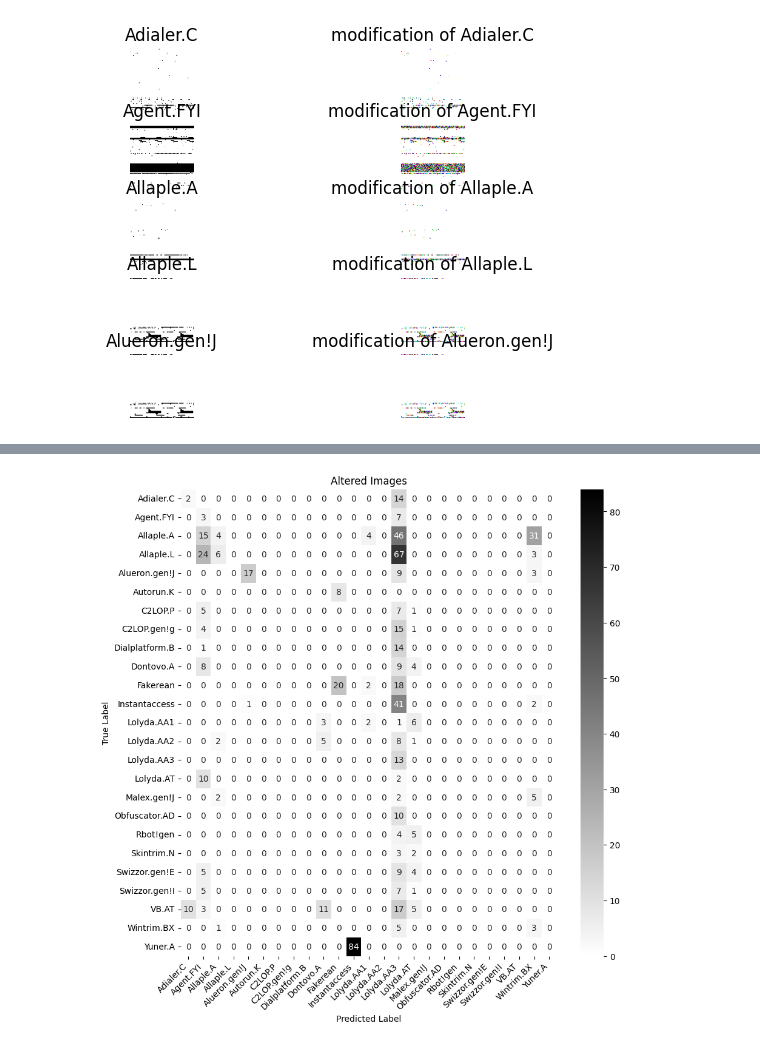
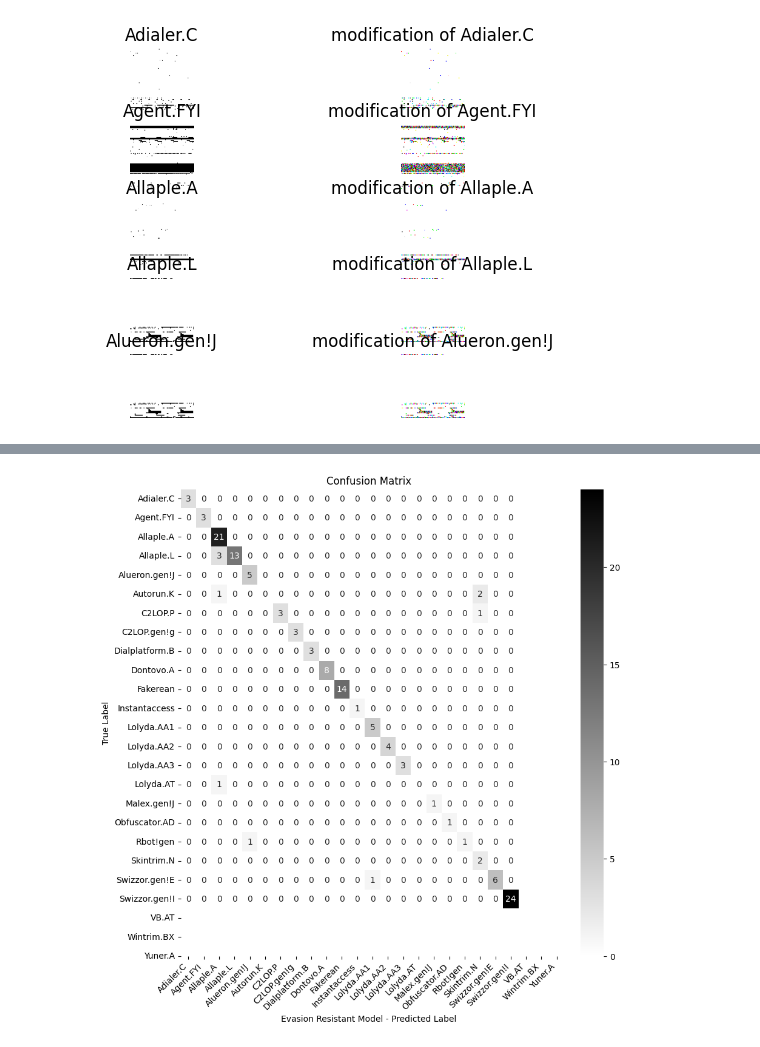
Before and after one commit to Estuardo07/Lab8_SDS, a Jupyter notebook: defensa_contra_envenenamiento.ipynb, the cells around one changed output, grey strips where cells are left out. Drawn from its saved outputs; the diff is of its cells as text; code cells hidden in the pictures.

```diff
--- a/defensa_contra_envenenamiento.ipynb
+++ b/defensa_contra_envenenamiento.ipynb
@@ -138,0 +168,20 @@ Clipping input data to the valid range for imshow with RGB data ([0..1] for floa
+# %%
+model = models.Sequential([
+  layers.Rescaling(1./255, input_shape=(80, 80, 3)),     # Normalizamos
+  layers.Conv2D(16, 3, padding='same', activation='relu'),
+  layers.MaxPooling2D(),
+  layers.Conv2D(32, 3, padding='same', activation='relu'),
+  layers.MaxPooling2D(),
+  layers.Conv2D(64, 3, padding='same', activation='relu'),
+  layers.MaxPooling2D(),
+  layers.Flatten(),
+  layers.Dense(128, activation='relu'),
+  layers.Dense(len(test_data2.class_names), activation='softmax')
+])
+
+model.compile(optimizer='adam',
+              loss=tf.keras.losses.SparseCategoricalCrossentropy(from_logits=False),
+              metrics=['accuracy'])
+# %%
+epochs=10
+metrics = model.fit(training_data2, validation_data=test_data2, epochs=epochs)
@@ -149 +217,14 @@ alt_predicted_labels = np.argmax(alt_probabilities, axis=-1)
+# %%
+# Predicción de las etiquetas de las imagenes del modelo defendido
+probabilities_def = []
+true_labels_def = []
+
+test_images2, test_labels2 = zip(*tfds.as_numpy(test_data2))
+for img_batch, label_batch in zip(test_images2, test_labels2):
+    probability_batch = model.predict(img_batch)
+    probabilities_def.extend(probability_batch)
+    true_labels_def.extend(label_batch)
+
+probabilities_def = np.array(probabilities_def)
+true_labels_def = np.array(true_labels_def)
 # %%
@@ -187,12 +242,13 @@ Dialplatform.B       0.00      0.00      0.00        15
 # %%
-# Matriz de confusion de prediccion de las imagenes alteradas
-cm = confusion_matrix(test_labels, alt_predicted_labels)
+# Matriz de confusion de prediccion del modelo sin defender
+predicted_labels = np.argmax(probabilities_def, axis=-1)
+cm = confusion_matrix(true_labels_def, predicted_labels)
 plt.figure(figsize=(10, 10))
-heatmap = sns.heatmap(cm, annot=True, fmt='d', cmap='binary', cbar=True, xticklabels=test_data.class_names, yticklabels=test_data.class_names)
+heatmap = sns.heatmap(cm, annot=True, fmt='d', cmap='binary', cbar=True, xticklabels=test_data2.class_names, yticklabels=test_data2.class_names)
 heatmap.set_xticklabels(heatmap.get_xticklabels(), rotation=45, horizontalalignment='right')
-plt.xlabel('Predicted Label')
+plt.xlabel('Evasion Resistant Model - Predicted Label')
 plt.ylabel('True Label')
-plt.title('Altered Images')
+plt.title('Confusion Matrix')
 plt.show()
 # %% [output]
-[figure, old version]
+[figure, new version]
```
Also changed, not shown: parts of 16 cells of this notebook, 1 other file.
